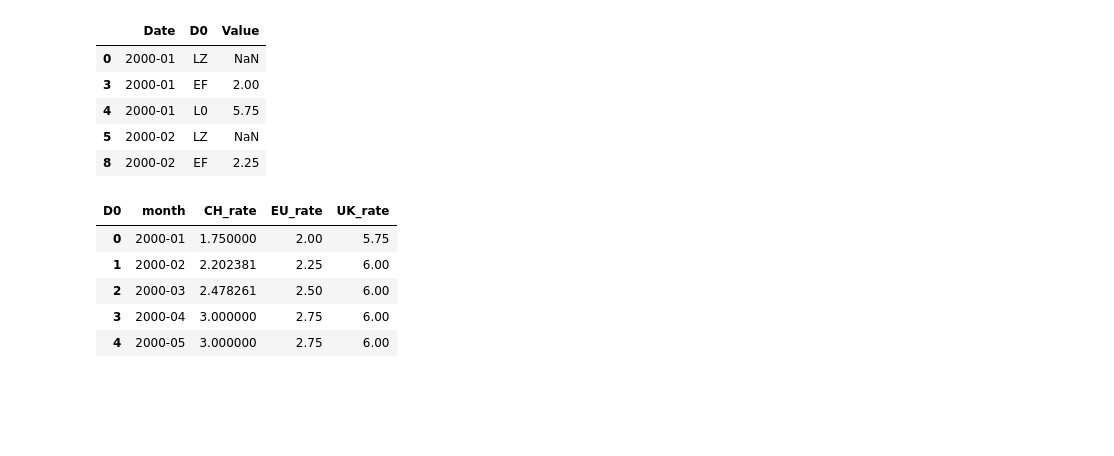
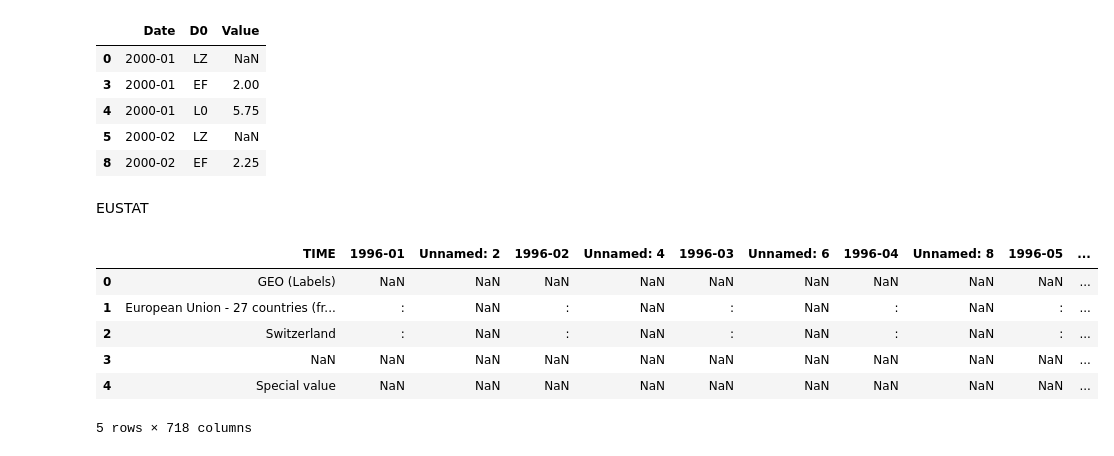
Before and after one commit to NathaFerrari/dataviz_project, a Jupyter notebook: assets/dataviz/scripts/MergeSwitzerlandEconomicsIndex.ipynb, the cells around one changed output. Drawn from its saved outputs; the diff is of its cells as text; code cells hidden in the pictures; blank space fills up the shorter version.

```diff
--- a/assets/dataviz/scripts/MergeSwitzerlandEconomicsIndex.ipynb
+++ b/assets/dataviz/scripts/MergeSwitzerlandEconomicsIndex.ipynb
@@ -206,11 +202,24 @@ out = (
     .reset_index(drop=True)
 )
 
+
+
+#girare la tabella in modo da avere solo 3 righe (CH_rate, EU_rate, UK_rate) e tante colonne quanti sono gli anni
+out = out.set_index("month").transpose()
 out.head()
+
+#salva in file
+out.to_csv("../DataSets/merged_interest_rates_pulito.csv")
-# %% [output]
-| D0 | month | CH_rate | EU_rate | UK_rate |
-| 0 | 2000-01 | 1.750000 | 2.00 | 5.75 |
-| 1 | 2000-02 | 2.202381 | 2.25 | 6.00 |
-| 2 | 2000-03 | 2.478261 | 2.50 | 6.00 |
-| 3 | 2000-04 | 3.000000 | 2.75 | 6.00 |
-| 4 | 2000-05 | 3.000000 | 2.75 | 6.00 |
+# %% [markdown]
+EUSTAT
+# %%
+df_ipc_eu = pd.read_excel("../DataSets/ipc_eustat.xlsx", skiprows=8)
+df_ipc_eu.head()
+# %% [output]
+|  | TIME | 1996-01 | Unnamed: 2 | 1996-02 | Unnamed: 4 | 1996-03 | Unnamed: 6 | 1996-04 | Unnamed: 8 | 1996-05 | ... |
+| 0 | GEO (Labels) | NaN | NaN | NaN | NaN | NaN | NaN | NaN | NaN | NaN | ... |
+| 1 | European Union - 27 countries (fr... | : | NaN | : | NaN | : | NaN | : | NaN | : | ... |
+| 2 | Switzerland | : | NaN | : | NaN | : | NaN | : | NaN | : | ... |
+| 3 | NaN | NaN | NaN | NaN | NaN | NaN | NaN | NaN | NaN | NaN | ... |
+| 4 | Special value | NaN | NaN | NaN | NaN | NaN | NaN | NaN | NaN | NaN | ... |
+5 rows × 718 columns
```
Also changed, not shown: parts of 8 cells of this notebook, 1 other file.
